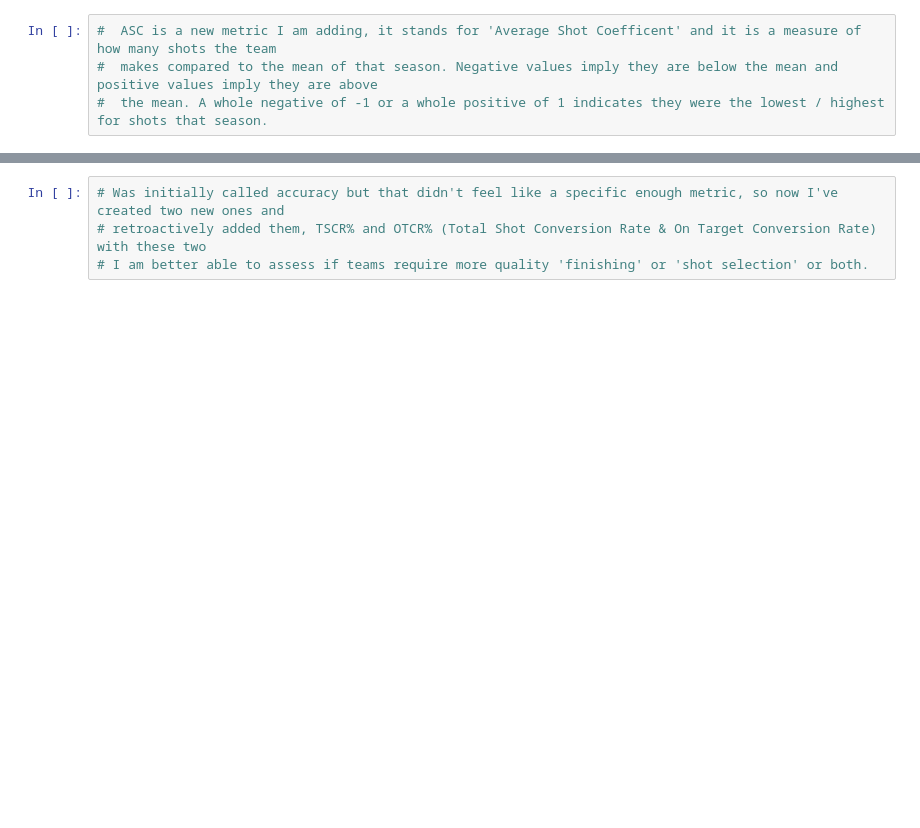
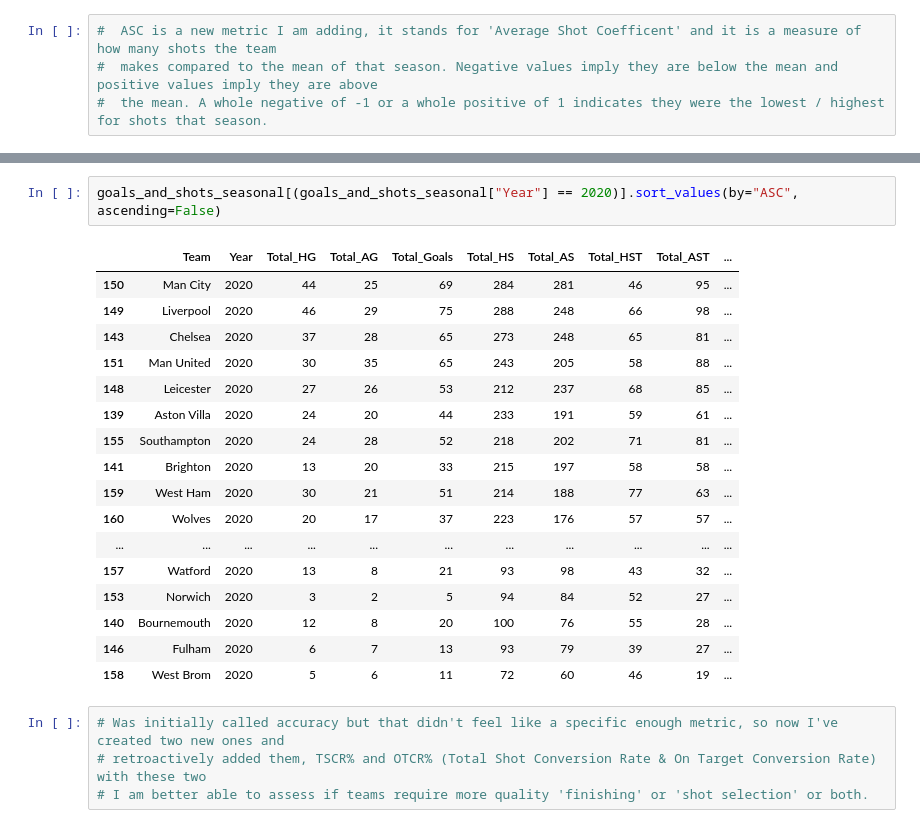
Before and after one commit to SmithNJ13/data_analysis, a Jupyter notebook: analysis.ipynb, the cells around one changed output, grey strips where cells are left out. Drawn from its saved outputs; the diff is of its cells as text; blank space fills up the shorter version.

```diff
--- a/analysis.ipynb
+++ b/analysis.ipynb
@@ -1417,3 +1451,23 @@ goals_and_shots_seasonal.sort_values(by="ASC", ascending=False).tail(20)
+# %%
+goals_and_shots_seasonal[(goals_and_shots_seasonal["Year"] == 2020)].sort_values(by="ASC", ascending=False)
+# %% [output]
+|  | Team | Year | Total_HG | Total_AG | Total_Goals | Total_HS | Total_AS | Total_HST | Total_AST | ... |
+| 150 | Man City | 2020 | 44 | 25 | 69 | 284 | 281 | 46 | 95 | ... |
+| 149 | Liverpool | 2020 | 46 | 29 | 75 | 288 | 248 | 66 | 98 | ... |
+| 143 | Chelsea | 2020 | 37 | 28 | 65 | 273 | 248 | 65 | 81 | ... |
+| 151 | Man United | 2020 | 30 | 35 | 65 | 243 | 205 | 58 | 88 | ... |
+| 148 | Leicester | 2020 | 27 | 26 | 53 | 212 | 237 | 68 | 85 | ... |
+| 139 | Aston Villa | 2020 | 24 | 20 | 44 | 233 | 191 | 59 | 61 | ... |
+| 155 | Southampton | 2020 | 24 | 28 | 52 | 218 | 202 | 71 | 81 | ... |
+| 141 | Brighton | 2020 | 13 | 20 | 33 | 215 | 197 | 58 | 58 | ... |
+| 159 | West Ham | 2020 | 30 | 21 | 51 | 214 | 188 | 77 | 63 | ... |
+| 160 | Wolves | 2020 | 20 | 17 | 37 | 223 | 176 | 57 | 57 | ... |
+| ... | ... | ... | ... | ... | ... | ... | ... | ... | ... | ... |
+| 157 | Watford | 2020 | 13 | 8 | 21 | 93 | 98 | 43 | 32 | ... |
+| 153 | Norwich | 2020 | 3 | 2 | 5 | 94 | 84 | 52 | 27 | ... |
+| 140 | Bournemouth | 2020 | 12 | 8 | 20 | 100 | 76 | 55 | 28 | ... |
+| 146 | Fulham | 2020 | 6 | 7 | 13 | 93 | 79 | 39 | 27 | ... |
+| 158 | West Brom | 2020 | 5 | 6 | 11 | 72 | 60 | 46 | 19 | ... |
 # %%
 # Was initially called accuracy but that didn't feel like a specific enough metric, so now I've created two new ones and
 # retroactively added them, TSCR% and OTCR% (Total Shot Conversion Rate & On Target Conversion Rate) with these two
```
Also changed, not shown: parts of 7 cells of this notebook, 4 other files.
